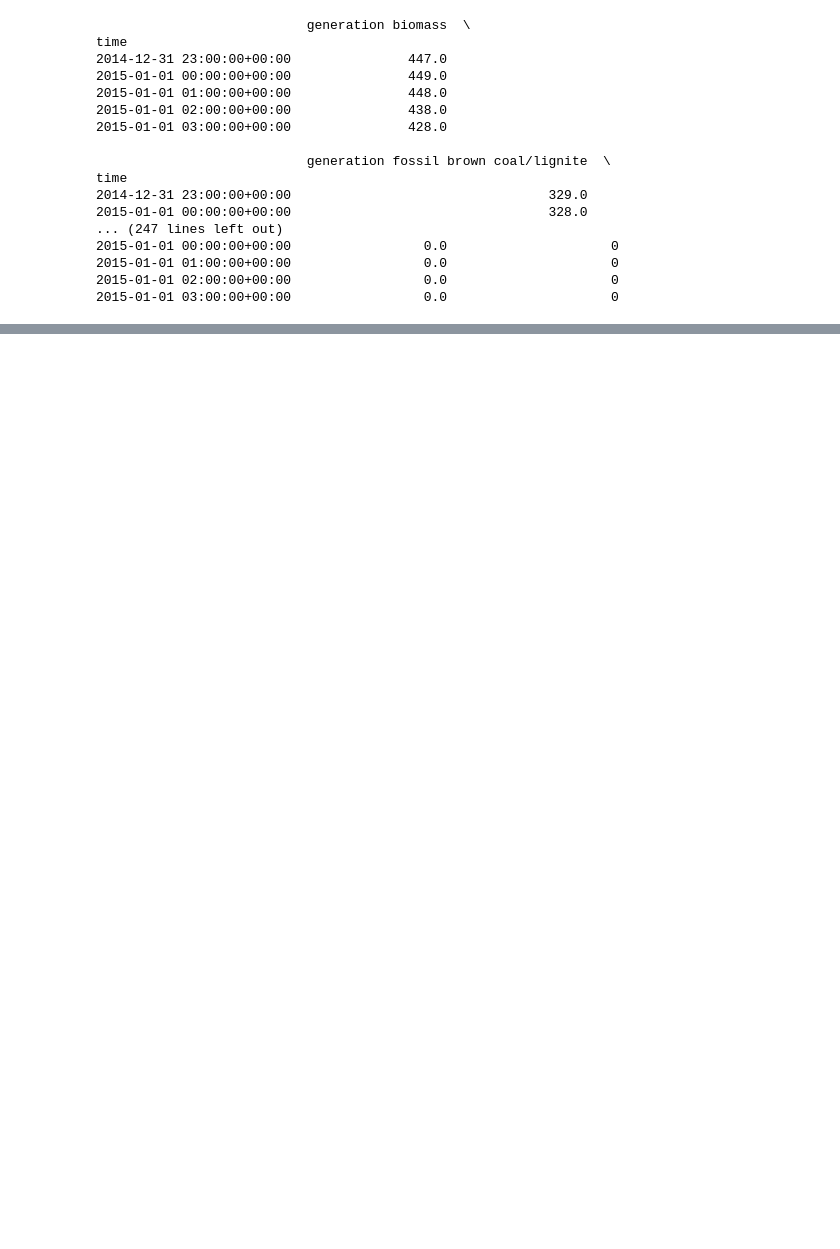
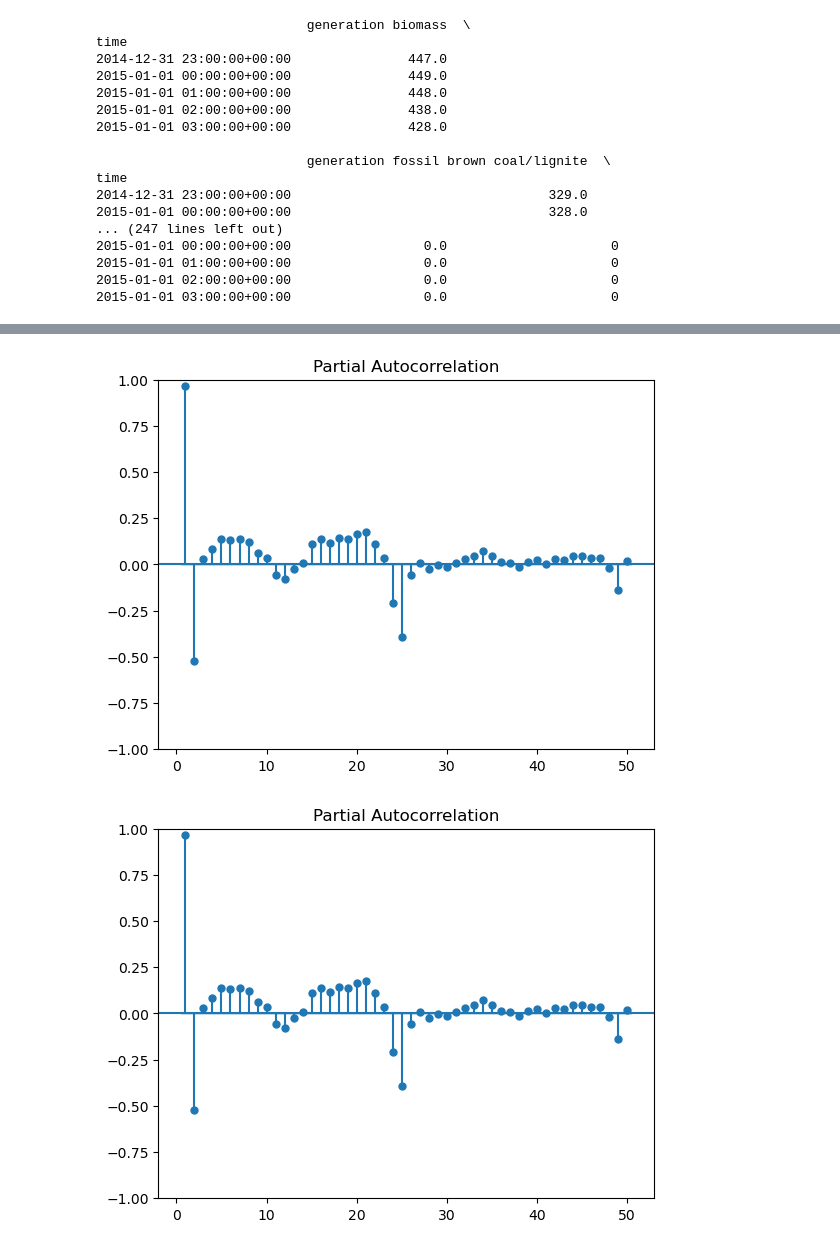
Before and after one commit to nirdagan22/datascience_project, a Jupyter notebook: datascience_project.ipynb, the cells around one changed output, grey strips where cells are left out. Cells and saved outputs as stored; diff of their text form; code cells hidden in the pictures; blank space fills up the shorter version.

```diff
--- a/datascience_project.ipynb
+++ b/datascience_project.ipynb
@@ -714,0 +734,5 @@ None
+# %%
+plot_pacf(merged_df['price actual'], lags=50, zero=False)
+# %% [output]
+[figure, added]
+[figure, added]
```
Also changed, not shown: parts of 77 cells of this notebook.
